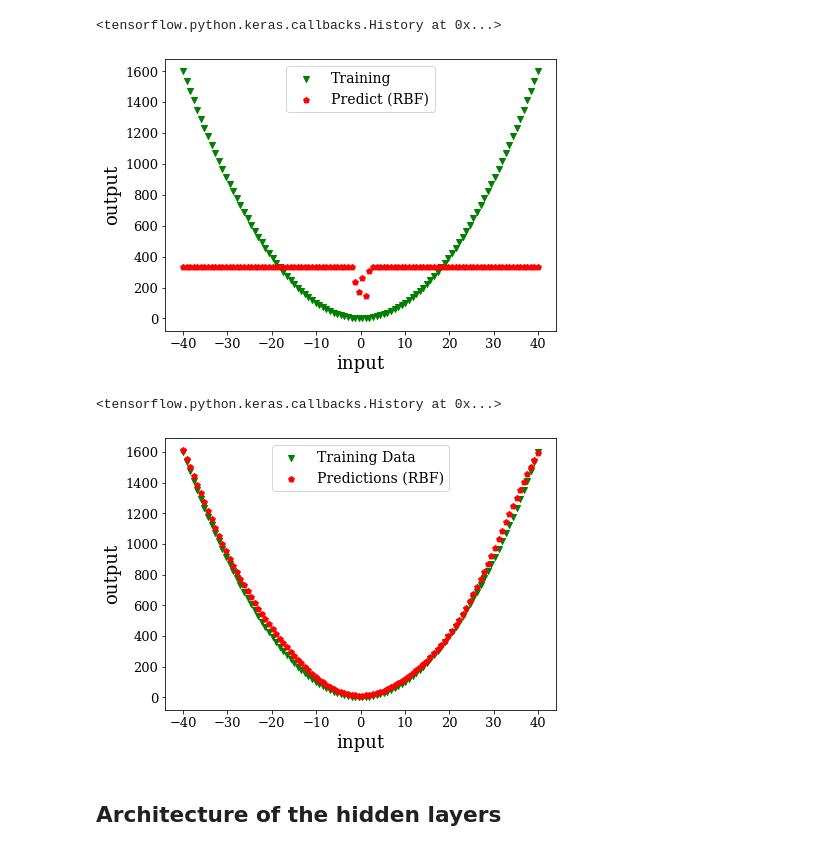
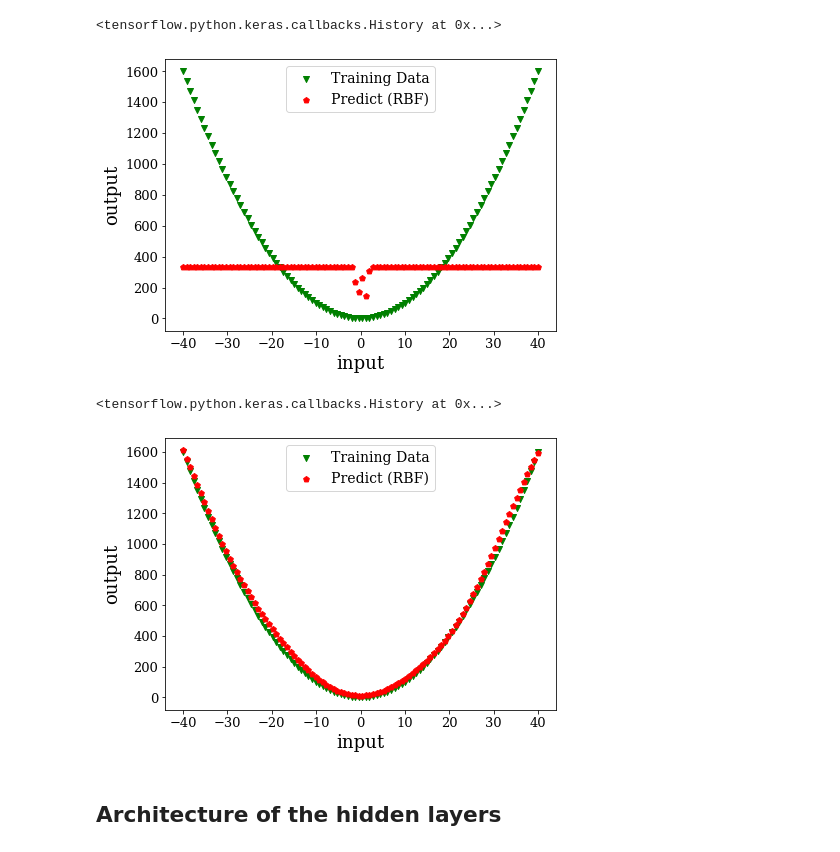
Before and after one commit to User-zwj/Thesis_Wenjuan_Code, a Jupyter notebook: Chapter6.ipynb, the cells around one changed output. Saved outputs shown, nothing was run; the diff lists cells and outputs as text; code cells hidden in the pictures.

```diff
--- a/Chapter6.ipynb
+++ b/Chapter6.ipynb
@@ -85,13 +85,13 @@ for j in np.linspace(-a,a,size):
 fig = plt.figure()
 plt.xlabel('input')
 plt.ylabel("output")
-plt.scatter(listex, listey, marker='v',color='g', label="Training")     #size of point
+plt.scatter(listex, listey, marker='v',color='g', label="Training Data")     #size of point
 plt.scatter(np.linspace(-a,a,size), np.array(preds_rbf), marker='p', color='r', label="Predict (RBF)")
 plt.legend()
 plt.show();
 fig.savefig("images/NN_before_scale.png");
 # %% [output]
-[figure, old version]
+[figure, new version]
 # %%
 data = np.array((listex,listey)).T
 scaler = MinMaxScaler((-1,1))
@@ -116,14 +116,14 @@ preds_rbf2 = (preds_rbf_trans+1)*(ymax-ymin)/2+ymin
 # %%
 fig = plt.figure()
 plt.xlabel('input')
 plt.ylabel("output")
 plt.scatter(listex, listey, marker='v',color='g', label="Training Data")     #size of point
-plt.scatter(x_test, preds_rbf2, marker='p', color='r', label="Predictions (RBF)")
+plt.scatter(x_test, preds_rbf2, marker='p', color='r', label="Predict (RBF)")
 plt.legend()
 plt.show();
 fig.savefig("images/NN_after_scale.png");
 # %% [output]
-[figure, old version]
+[figure, new version]
 # %% [markdown]
 ## Architecture of the hidden layers
 # %%
```
Also changed, not shown: 5 other files.
